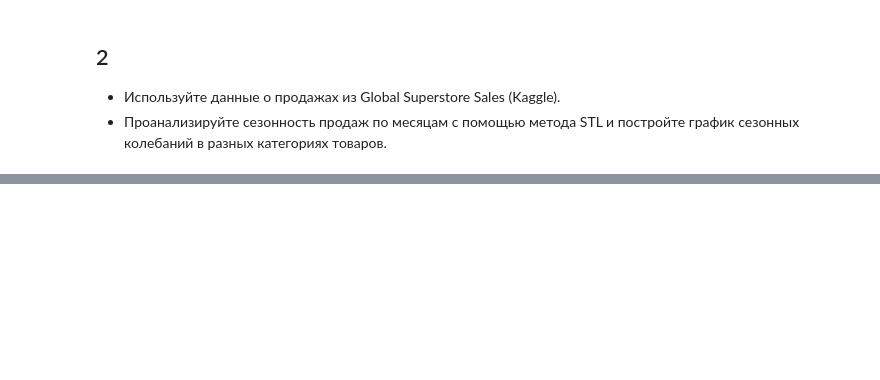
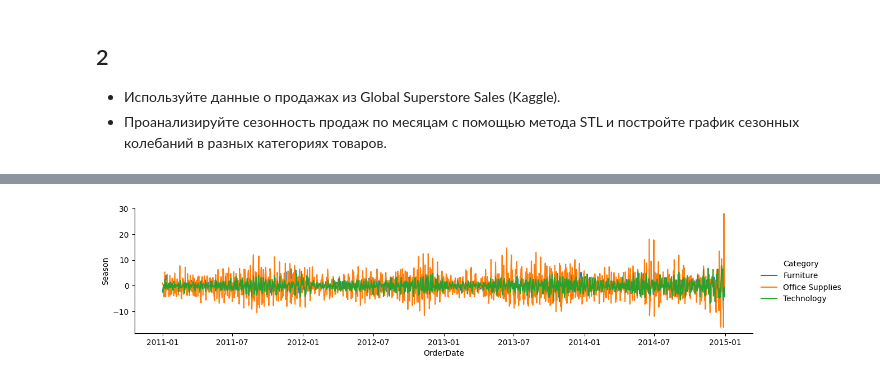
Before and after one commit to skv-analyst/study-timeseries-analysis-forecasting, a Jupyter notebook: notebooks/04-decomposition.ipynb, the cells around one changed output, grey strips where cells are left out. Saved outputs shown, nothing was run; the diff lists cells and outputs as text; code cells hidden in the pictures; blank space fills up the shorter version.

```diff
--- a/notebooks/04-decomposition.ipynb
+++ b/notebooks/04-decomposition.ipynb
@@ -13,3 +66,9 @@ df = pd.read_csv('../data/04-1-covid19.csv')
 - Проанализируйте сезонность продаж по месяцам с помощью метода STL и постройте график сезонных колебаний в разных категориях товаров.
 # %%
 df = pd.read_csv('../data/04-2-global-superstore2.csv', encoding='cp1251')
+df_target = df[['Order Date', 'Category']].copy()
+df_target.rename(columns={'Order Date':'OrderDate'}, inplace=True)
+df_target['OrderDate'] = pd.to_datetime(df_target['OrderDate'])
+df_target['OrderMonth'] = df_target['OrderDate'].dt.month
+
+df_target.sample(10)
@@ -15,0 +87,12 @@ df = pd.read_csv('../data/04-2-global-superstore2.csv', encoding='cp1251')
+# %%
+# Считаем заказы по дню
+df_target_by_day = df_target.groupby(['Category', 'OrderDate']).agg(Count=('OrderDate', 'count')).reset_index()
+
+for cat in df_target_by_day['Category'].unique():
+    mask = df_target_by_day['Category'] == cat
+    sample = df_target_by_day[mask]
+
+    stl = statsmodels.tsa.seasonal.STL(sample['Count'], period=12)
+    result = stl.fit()
+
+    df_target_by_day.loc[mask, 'Season'] = result.seasonal
@@ -15,0 +113,4 @@ df = pd.read_csv('../data/04-2-global-superstore2.csv', encoding='cp1251')
+# %%
+sns.relplot(data=df_target_by_day, x='OrderDate', y='Season', kind='line', hue='Category', height=3, aspect=4);
+# %% [output]
+[figure, added]
```
Also changed, not shown: parts of 6 cells of this notebook.
